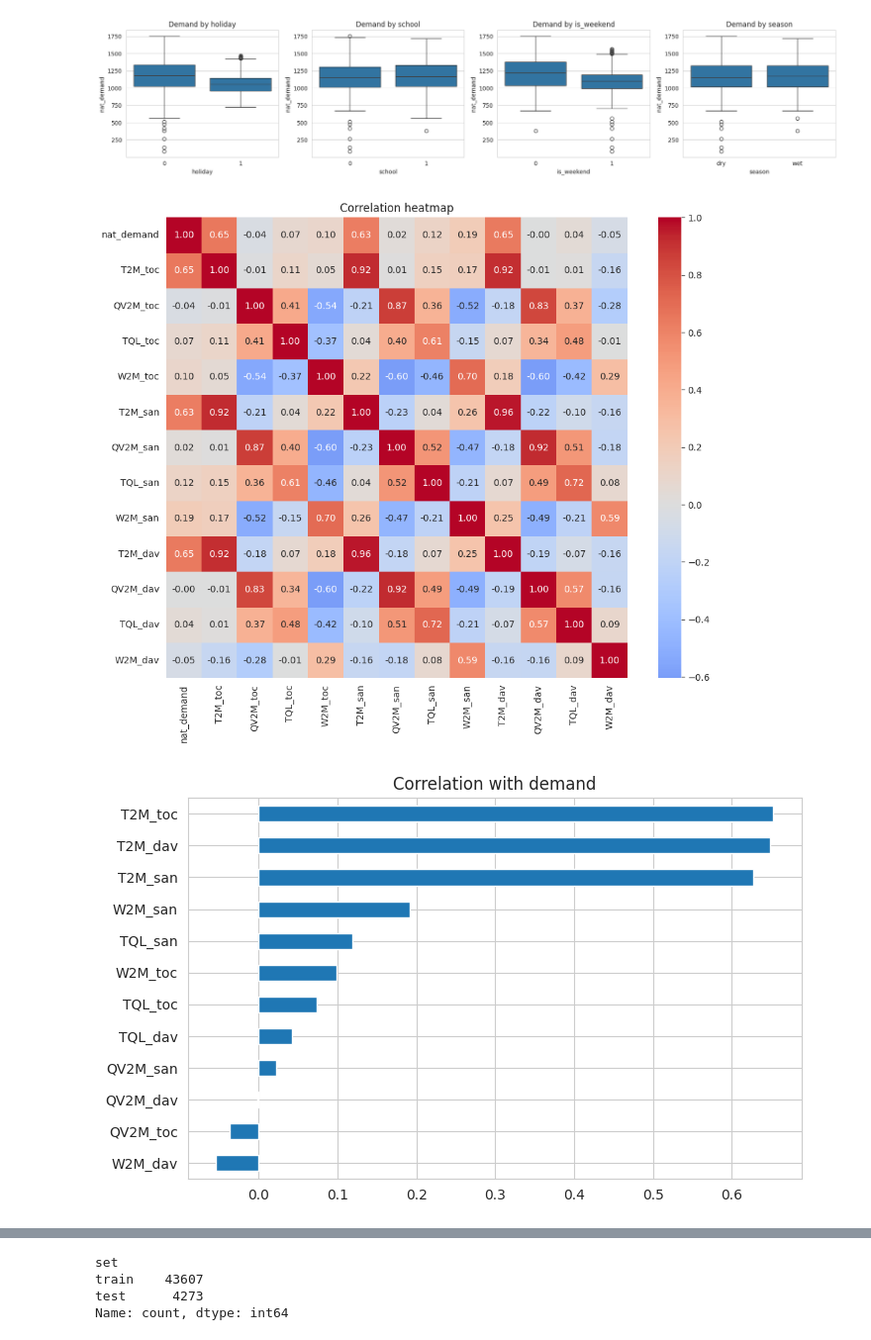
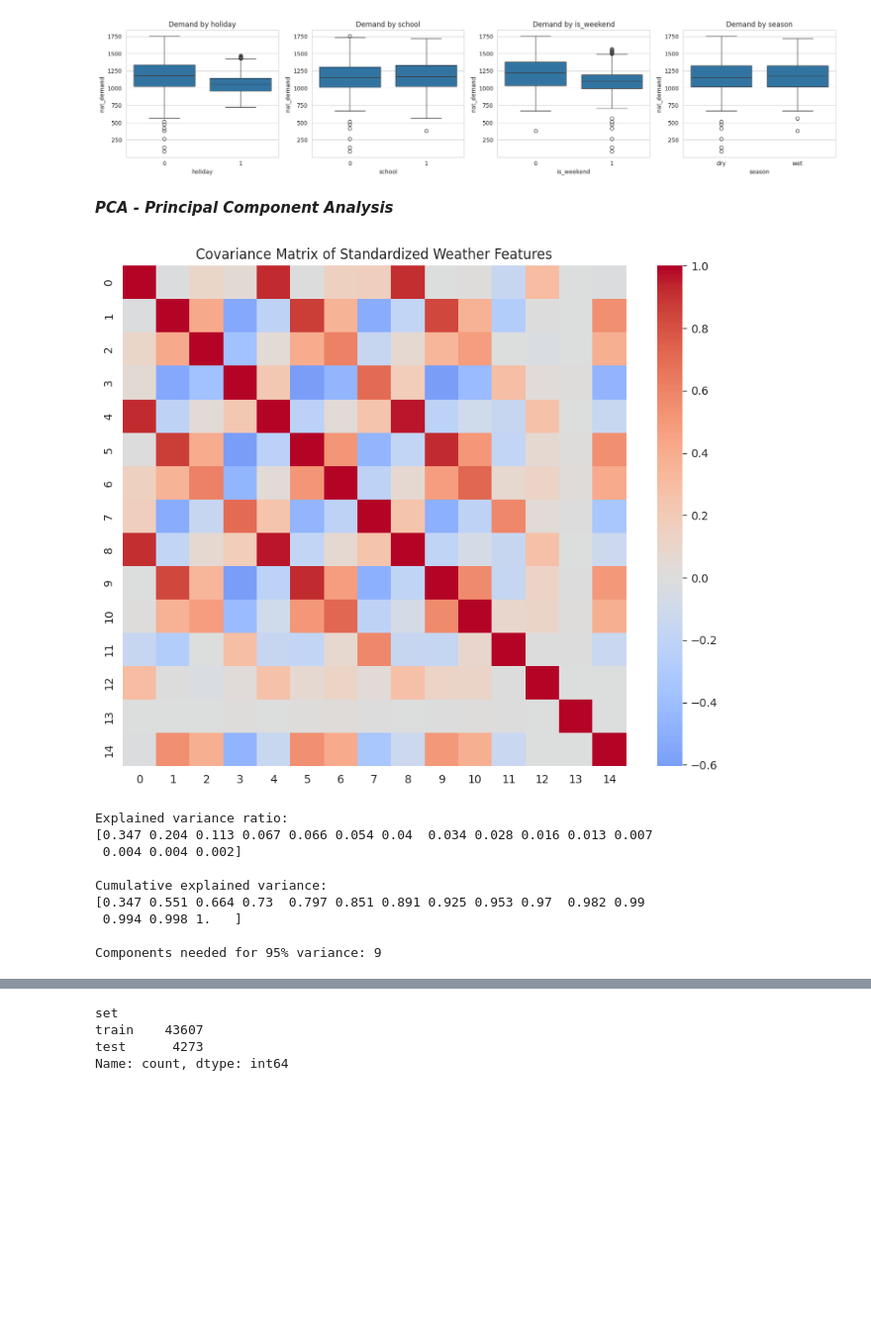
Before and after one commit to Handdyy11/Electricity_load_forecasting, a Jupyter notebook: Electricity_forcasting.ipynb, the cells around one changed output, grey strips where cells are left out. Shown at 99% size. Drawn from its saved outputs; the diff is of its cells as text; code cells hidden in the pictures; blank space fills up the shorter version.

```diff
--- a/Electricity_forcasting.ipynb
+++ b/Electricity_forcasting.ipynb
@@ -166,7 +145,10 @@ df["hour"] = df["datetime"].dt.hour
 df["dayofweek"] = df["datetime"].dt.dayofweek
 df["month"] = df["datetime"].dt.month
 
-# raph shows demand of electricity over given years
+df["is_weekend"] = (df["dayofweek"] >= 5).astype(int)
+df["season"] = np.where(df["month"].isin([1, 2, 3, 4]), "dry", "wet")
+
+# graph shows demand of electricity over given years
 df.plot(x="datetime", y=TARGET, figsize=(12, 4))
 plt.show()
 # %% [output]
@@ -198,16 +174,50 @@ for a, c in zip(ax, ["holiday", "school", "is_weekend", "season"]):
 plt.tight_layout(); plt.show()
 # %% [output]
 [figure]
-# %%
-corr = df[cols].corr()
-
-plt.figure(figsize=(12, 9))
-sns.heatmap(corr, annot=True, fmt=".2f", cmap="coolwarm", center=0, square=True)
-plt.title("Correlation heatmap")
-plt.show()
-
-corr[TARGET].drop(TARGET).sort_values().plot(kind="barh", figsize=(8, 5), title="Correlation with demand")
-plt.show()
-# %% [output]
-[figure, removed]
-[figure, removed]
+# %% [markdown]
+***PCA - Principal Component Analysis***
+# %%
+# Step 1: Select weather features
+X = df[weather_cols]
+
+# Step 2: Standardize features
+scaler = StandardScaler()
+X_scaled = scaler.fit_transform(X)
+
+# Step 3: Calculate and visualize covariance matrix
+cov_matrix = np.cov(X_scaled, rowvar=False)
+
+plt.figure(figsize=(10, 8))
+sns.heatmap(cov_matrix, cmap="coolwarm", center=0)
+plt.title("Covariance Matrix of Standardized Weather Features")
+plt.show()
+# %% [output]
+[figure, added]
+# %%
+# Step 4: Perform PCA
+pca = PCA()
+X_pca = pca.fit_transform(X_scaled)
+
+# Step 5: Calculate explained and cumulative variance
+explained_variance = pca.explained_variance_ratio_
+cumulative_variance = np.cumsum(explained_variance)
+
+print("Explained variance ratio:")
+print(np.round(explained_variance, 3))
+
+print("\nCumulative explained variance:")
+print(np.round(cumulative_variance, 3))
+
+# Find components needed to explain at least 95% variance
+n95 = np.argmax(cumulative_variance >= 0.95) + 1
+print(f"\nComponents needed for 95% variance: {n95}")
+# %% [output]
+Explained variance ratio:
+[0.347 0.204 0.113 0.067 0.066 0.054 0.04  0.034 0.028 0.016 0.013 0.007
+ 0.004 0.004 0.002]
+
+Cumulative explained variance:
+[0.347 0.551 0.664 0.73  0.797 0.851 0.891 0.925 0.953 0.97  0.982 0.99
+ 0.994 0.998 1.   ]
+
+Components needed for 95% variance: 9
```
Also changed, not shown: parts of 7 cells of this notebook.
